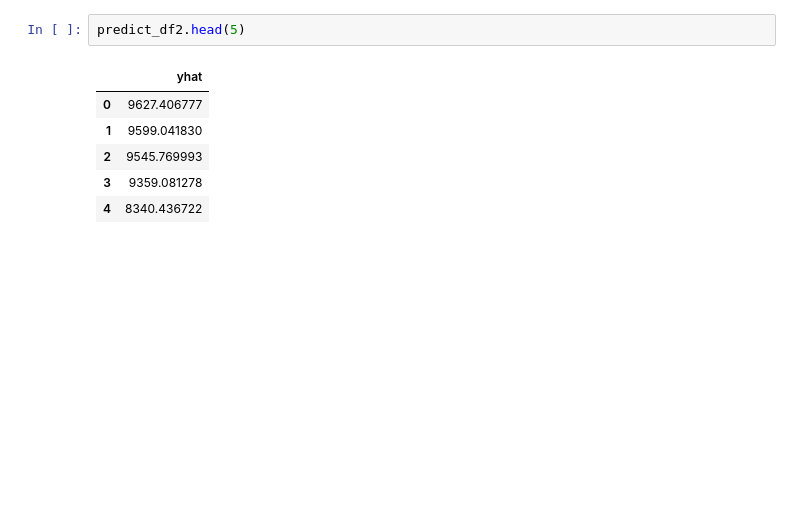
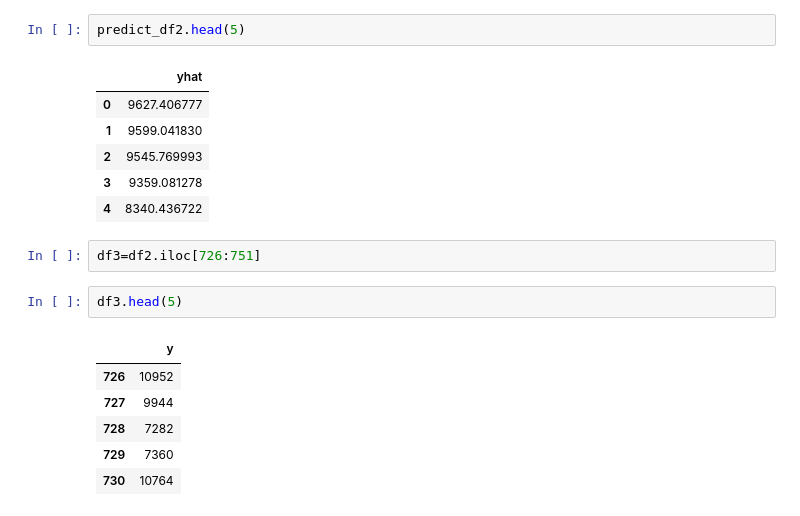
Before and after one commit to Viswanadh-P-18/TENSORFLOW_RNN_LSTM_NLP, a Jupyter notebook: FBPROPHET VS GENERATOR_LSTM.ipynb, the cells around one changed output. Saved outputs shown, nothing was run; the diff lists cells and outputs as text; blank space fills up the shorter version.

```diff
--- a/FBPROPHET VS GENERATOR_LSTM.ipynb
+++ b/FBPROPHET VS GENERATOR_LSTM.ipynb
@@ -383,3 +387,14 @@ predict_df2.head(5)
 | 2 | 9545.769993 |
 | 3 | 9359.081278 |
 | 4 | 8340.436722 |
+# %%
+df3=df2.iloc[726:751]
+# %%
+df3.head(5)
+# %% [output]
+|  | y |
+| 726 | 10952 |
+| 727 | 9944 |
+| 728 | 7282 |
+| 729 | 7360 |
+| 730 | 10764 |
```
Also changed, not shown: parts of 19 cells of this notebook.
